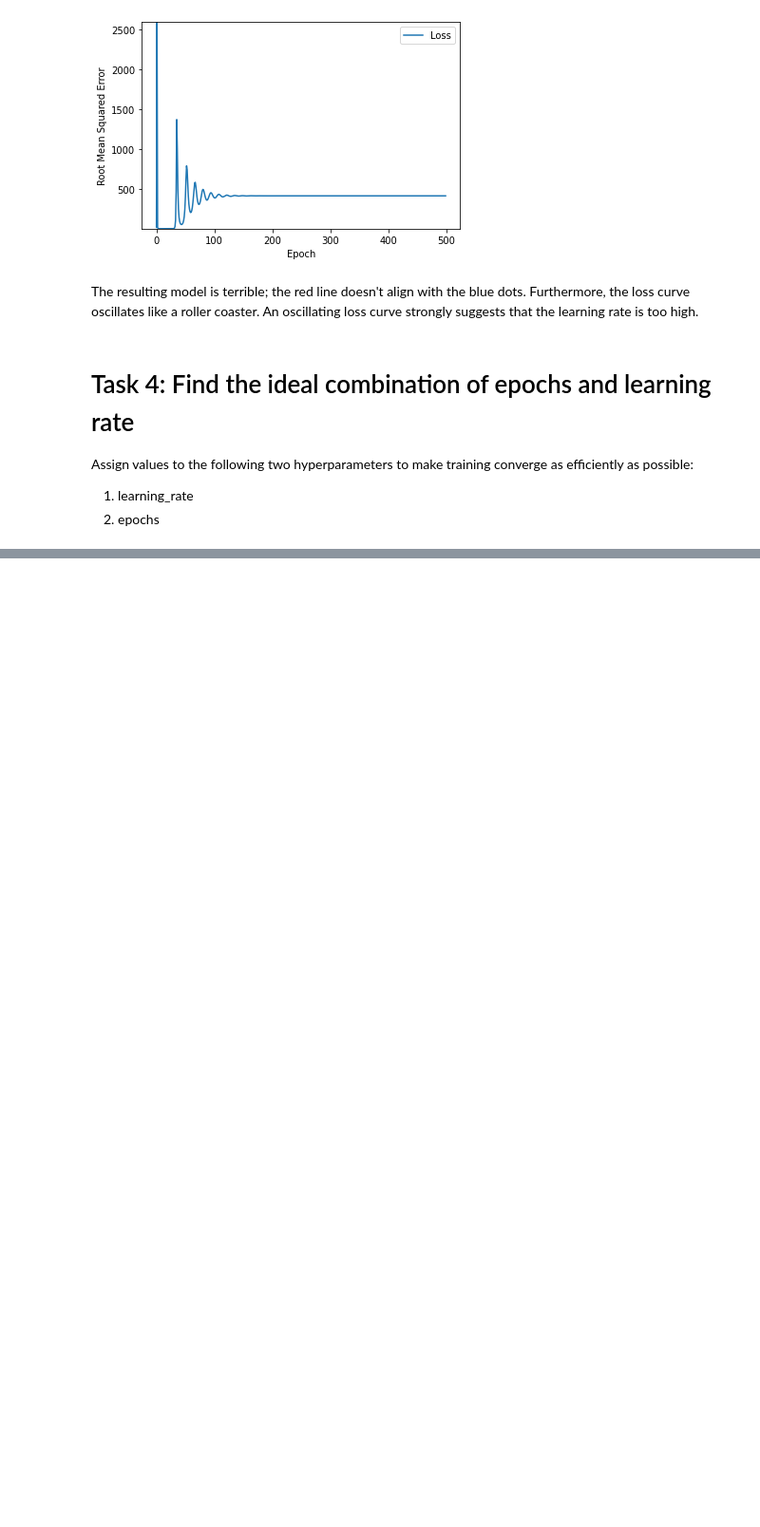
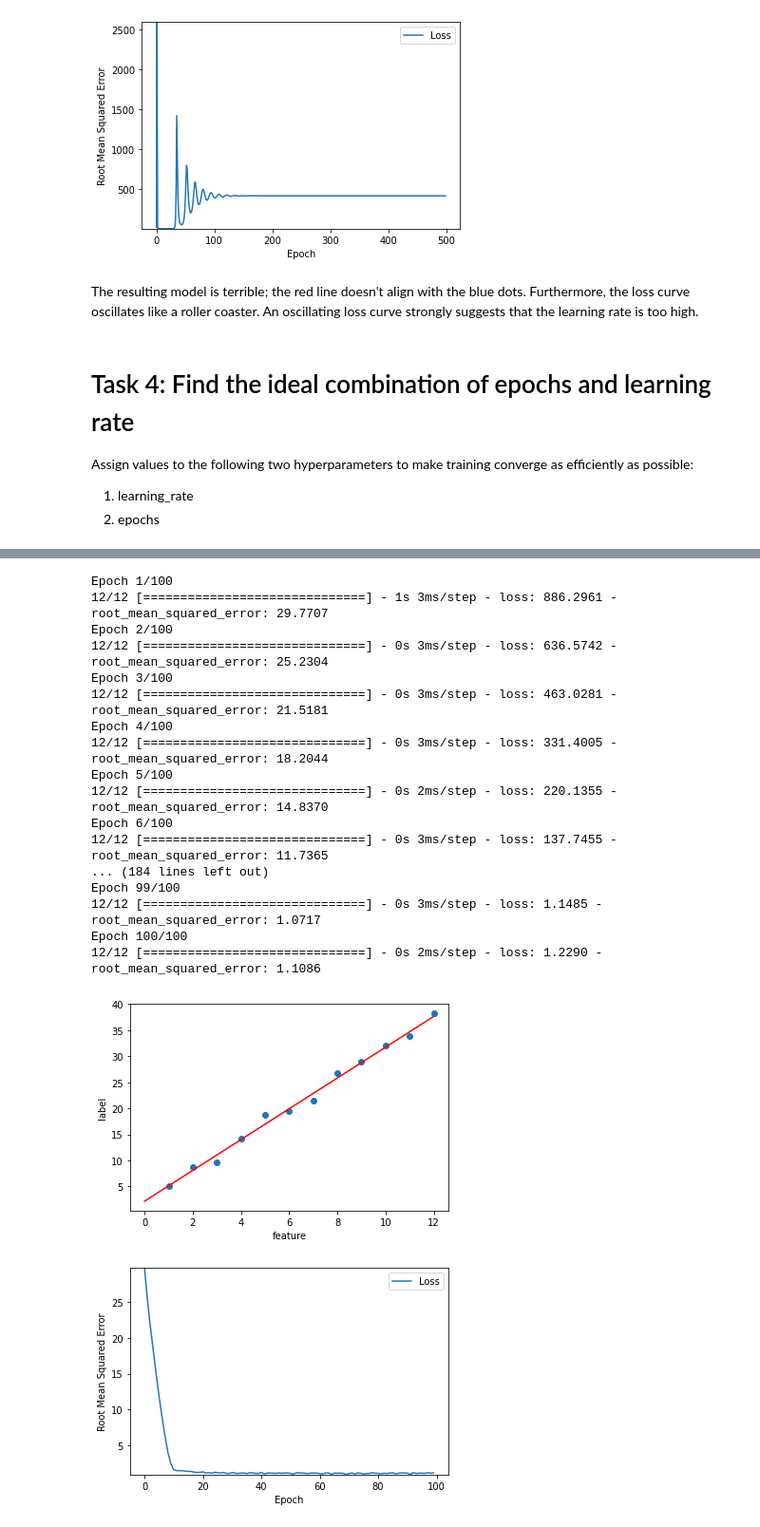
Before and after one commit to harshvardhanguleria/PythonJupyter, a Jupyter notebook: LinearRegressionWithSyntheticData.ipynb, the cells around one changed output, grey strips where cells are left out. Shown at 95% size. Drawn from its saved outputs; the diff is of its cells as text; code cells hidden in the pictures; blank space fills up the shorter version.

```diff
--- a/LinearRegressionWithSyntheticData.ipynb
+++ b/LinearRegressionWithSyntheticData.ipynb
@@ -297,0 +307,31 @@ Epoch 300/300
+# %%
+learning_rate=0.05
+epochs=100
+my_batch_size= 1
+
+my_model = build_model(learning_rate)
+trained_weight, trained_bias, epochs, rmse = train_model(my_model, my_feature,
+                                                        my_label, epochs,
+                                                        my_batch_size)
+plot_the_model(trained_weight, trained_bias, my_feature, my_label)
+plot_the_loss_curve(epochs, rmse)
+# %% [output]
+Epoch 1/100
+12/12 [==============================] - 1s 3ms/step - loss: 886.2961 - root_mean_squared_error: 29.7707
+Epoch 2/100
+12/12 [==============================] - 0s 3ms/step - loss: 636.5742 - root_mean_squared_error: 25.2304
+Epoch 3/100
+12/12 [==============================] - 0s 3ms/step - loss: 463.0281 - root_mean_squared_error: 21.5181
+Epoch 4/100
+12/12 [==============================] - 0s 3ms/step - loss: 331.4005 - root_mean_squared_error: 18.2044
+Epoch 5/100
+12/12 [==============================] - 0s 2ms/step - loss: 220.1355 - root_mean_squared_error: 14.8370
+Epoch 6/100
+12/12 [==============================] - 0s 3ms/step - loss: 137.7455 - root_mean_squared_error: 11.7365
+... (184 lines left out)
+Epoch 99/100
+12/12 [==============================] - 0s 3ms/step - loss: 1.1485 - root_mean_squared_error: 1.0717
+Epoch 100/100
+12/12 [==============================] - 0s 2ms/step - loss: 1.2290 - root_mean_squared_error: 1.1086
+[figure, added]
+[figure, added]
```
Also changed, not shown: parts of 7 cells of this notebook, 1 other file.
